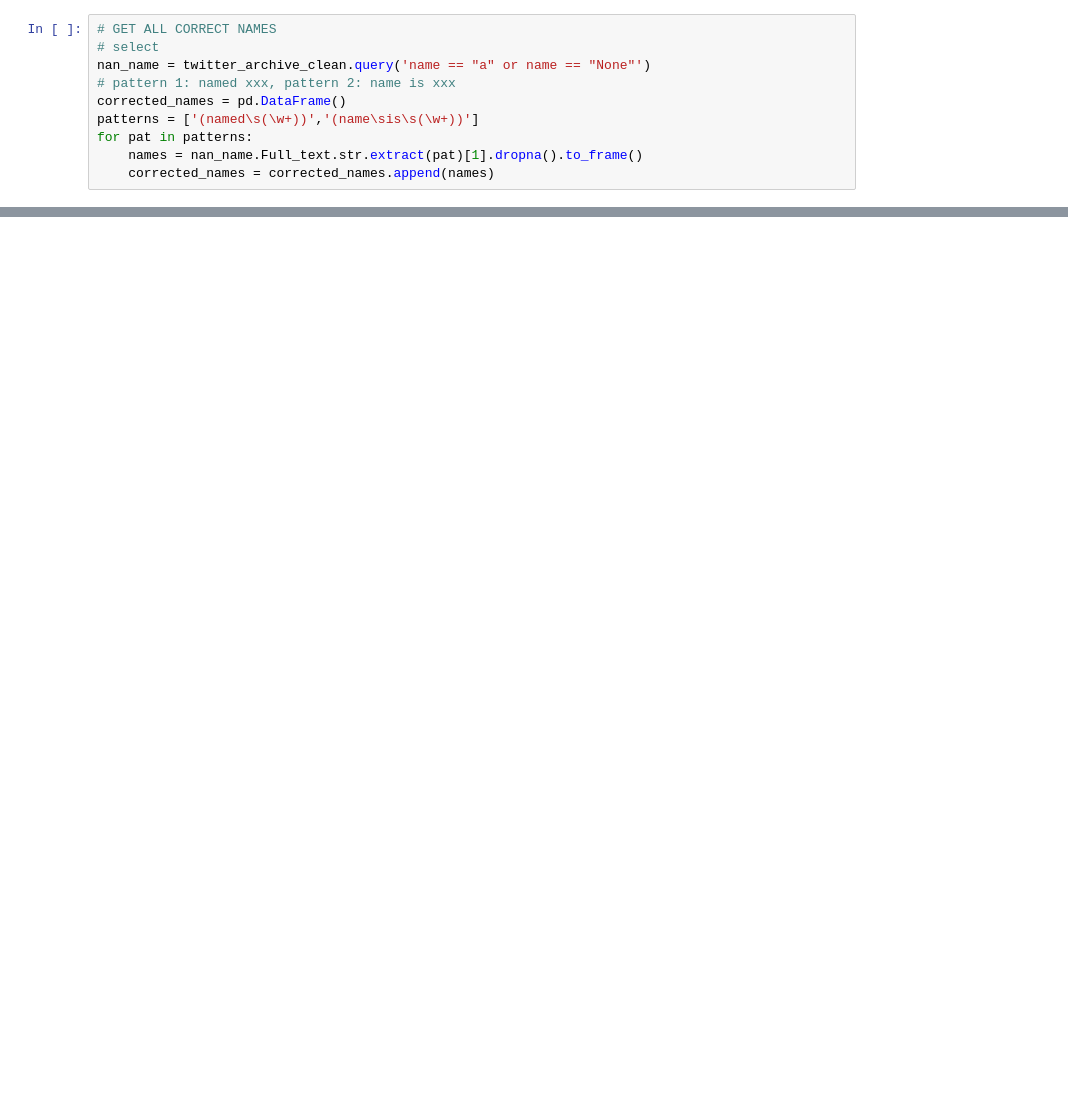
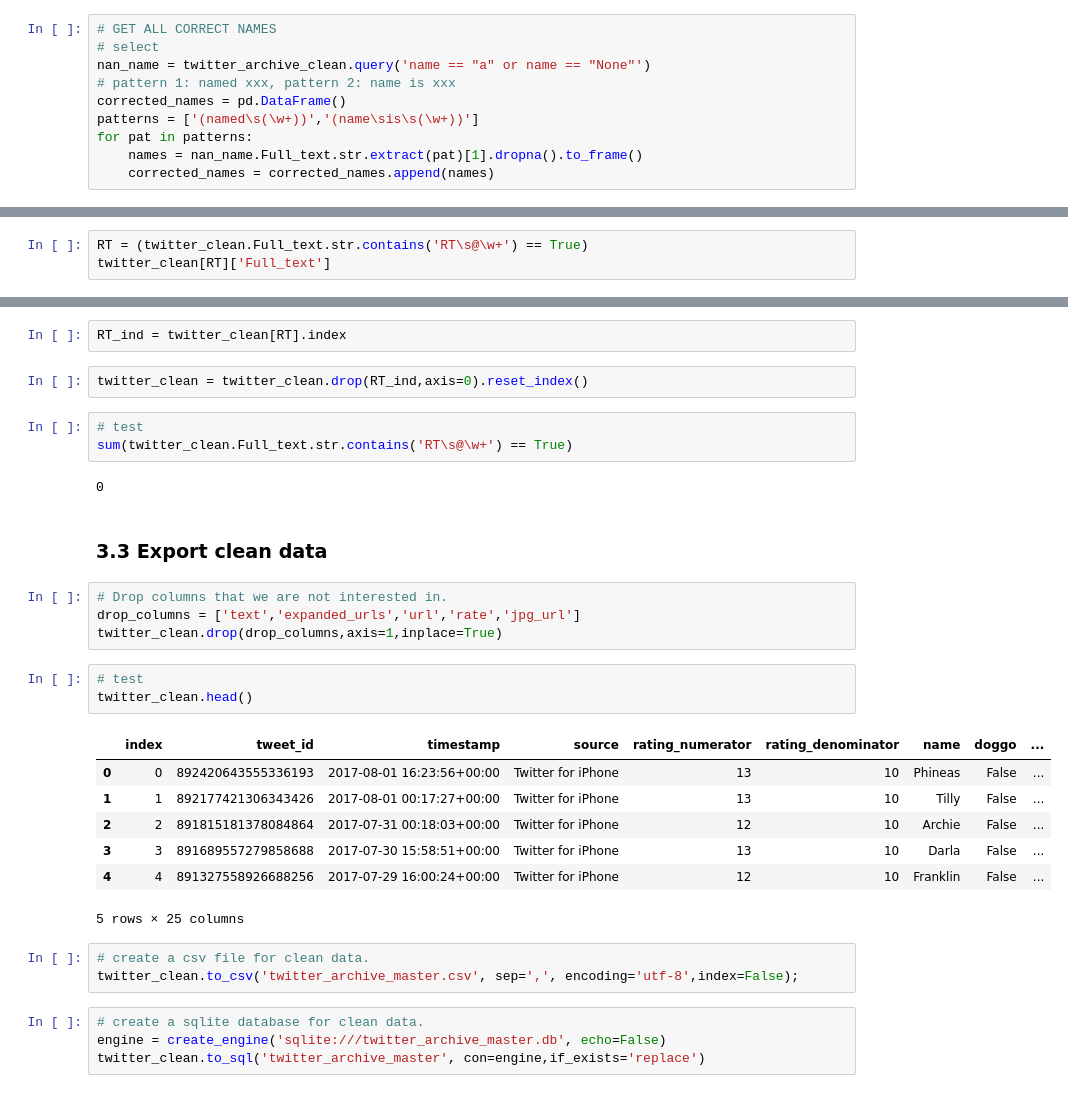
Before and after one commit to Jinning-beep/Udacity_data_analyst_projects, a Jupyter notebook: Project 4/wrangle_act.ipynb, the cells around one changed output, grey strips where cells are left out. Cells and saved outputs as stored; diff of their text form; blank space fills up the shorter version.

Commit message:
Finished the data wrangling section

```diff
--- a/Project 4/wrangle_act.ipynb
+++ b/Project 4/wrangle_act.ipynb
@@ -605,0 +737,3 @@ Name: Full_text, dtype: object
+# %%
+RT = (twitter_clean.Full_text.str.contains('RT\s@\w+') == True)
+twitter_clean[RT]['Full_text']
@@ -605,0 +753,33 @@ Name: Full_text, dtype: object
+# %%
+RT_ind = twitter_clean[RT].index
+# %%
+twitter_clean = twitter_clean.drop(RT_ind,axis=0).reset_index()
+# %%
+# test
+sum(twitter_clean.Full_text.str.contains('RT\s@\w+') == True)
+# %% [output]
+0
+# %% [markdown]
+### 3.3 Export clean data
+# %%
+# Drop columns that we are not interested in.
+drop_columns = ['text','expanded_urls','url','rate','jpg_url']
+twitter_clean.drop(drop_columns,axis=1,inplace=True)
+# %%
+# test
+twitter_clean.head()
+# %% [output]
+|  | index | tweet_id | timestamp | source | rating_numerator | rating_denominator | name | doggo | ... |
+| 0 | 0 | 892420643555336193 | 2017-08-01 16:23:56+00:00 | Twitter for iPhone | 13 | 10 | Phineas | False | ... |
+| 1 | 1 | 892177421306343426 | 2017-08-01 00:17:27+00:00 | Twitter for iPhone | 13 | 10 | Tilly | False | ... |
+| 2 | 2 | 891815181378084864 | 2017-07-31 00:18:03+00:00 | Twitter for iPhone | 12 | 10 | Archie | False | ... |
+| 3 | 3 | 891689557279858688 | 2017-07-30 15:58:51+00:00 | Twitter for iPhone | 13 | 10 | Darla | False | ... |
+| 4 | 4 | 891327558926688256 | 2017-07-29 16:00:24+00:00 | Twitter for iPhone | 12 | 10 | Franklin | False | ... |
+5 rows × 25 columns
+# %%
+# create a csv file for clean data.
+twitter_clean.to_csv('twitter_archive_master.csv', sep=',', encoding='utf-8',index=False);
+# %%
+# create a sqlite database for clean data.
+engine = create_engine('sqlite:///twitter_archive_master.db', echo=False)
+twitter_clean.to_sql('twitter_archive_master', con=engine,if_exists='replace')
```
Also changed, not shown: parts of 56 cells of this notebook, 1 other file.
